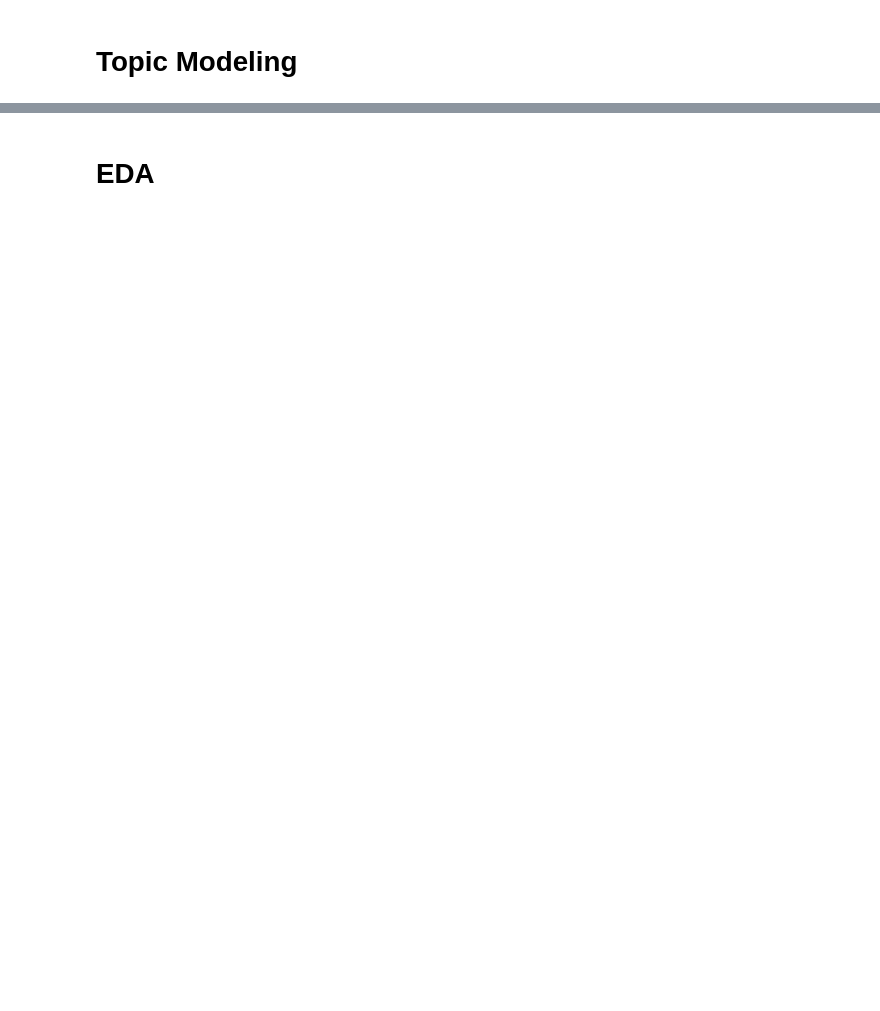
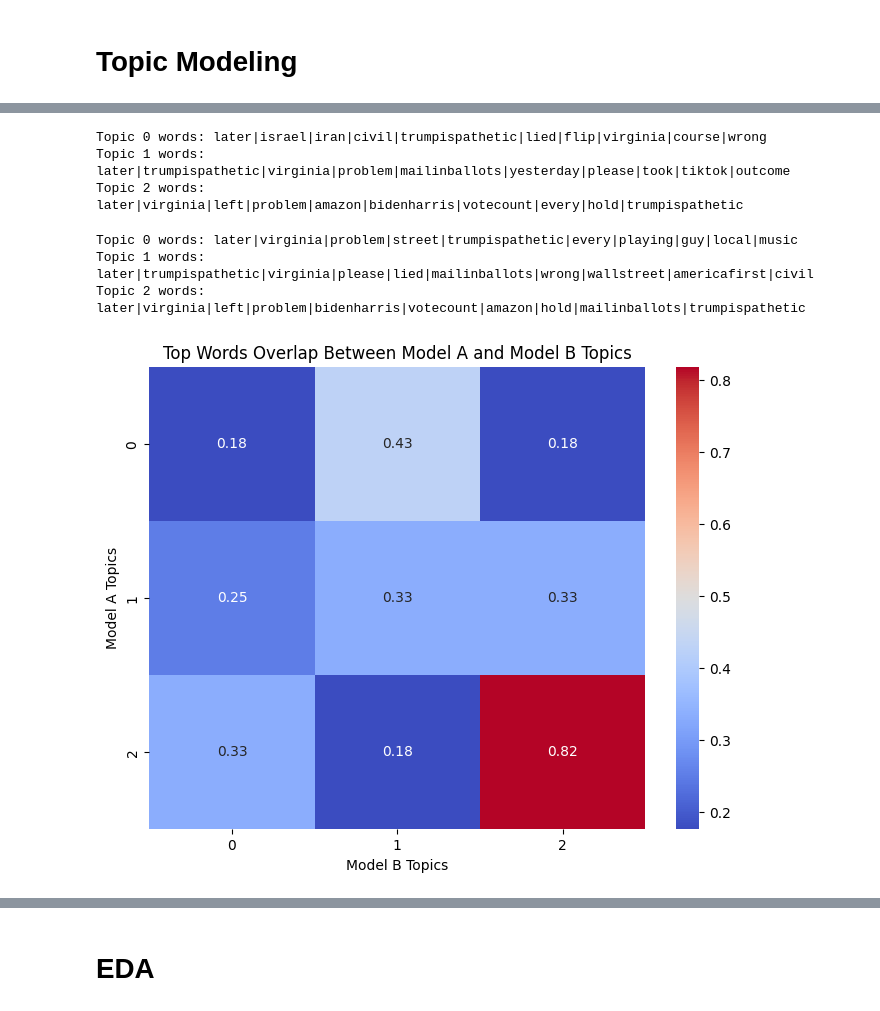
Before and after one commit to cyh002/US-Election-2020-Analytics, a Jupyter notebook: US-Election-2020-Analytics.ipynb, the cells around one changed output, grey strips where cells are left out. Cells and saved outputs as stored; diff of their text form; code cells hidden in the pictures; blank space fills up the shorter version.

```diff
--- a/US-Election-2020-Analytics.ipynb
+++ b/US-Election-2020-Analytics.ipynb
@@ -47,5 +95,3 @@ pyLDAvis.display(trump_tfidf_display)
 # %%
-biden_count_dtm = dtm_results['biden']['count_dtm']
-biden_count_display = train_model.training_pipeline(training_path, dtm= biden_count_dtm, vectorizer=count_vect, random_seed = 1, sample_size = 10000, topn = 10)
-pyLDAvis.enable_notebook()
-pyLDAvis.display(biden_count_display)
+biden_tfidf_dtm = dtm_results['biden']['tfidf_dtm']
+biden_top_models, biden_optimal_topic_list= train_model.training_pipeline(training_path, size = 20, dtm= biden_tfidf_dtm, vectorizer=tfidf_vect, random_seed = 42, sample_size = 10000, topn = 10)
@@ -51,0 +123,18 @@ pyLDAvis.display(biden_count_display)
+# %%
+biden_component_0 = biden_top_models[0][4]
+biden_topic_words_0 = train_model.top_words_from_topic(biden_component_0, vocab)
+# %% [output]
+Topic 0 words: later|israel|iran|civil|trumpispathetic|lied|flip|virginia|course|wrong
+Topic 1 words: later|trumpispathetic|virginia|problem|mailinballots|yesterday|please|took|tiktok|outcome
+Topic 2 words: later|virginia|left|problem|amazon|bidenharris|votecount|every|hold|trumpispathetic
+# %%
+biden_component_1 = biden_top_models[1][4]
+biden_topic_words_1 = train_model.top_words_from_topic(biden_component_1, vocab)
+# %% [output]
+Topic 0 words: later|virginia|problem|street|trumpispathetic|every|playing|guy|local|music
+Topic 1 words: later|trumpispathetic|virginia|please|lied|mailinballots|wrong|wallstreet|americafirst|civil
+Topic 2 words: later|virginia|left|problem|bidenharris|votecount|amazon|hold|mailinballots|trumpispathetic
+# %%
+train_model.similarity_heatmap(biden_topic_words_0, biden_topic_words_1)
+# %% [output]
+[figure, added]
```
Also changed, not shown: parts of 40 cells of this notebook, 2 other files.
